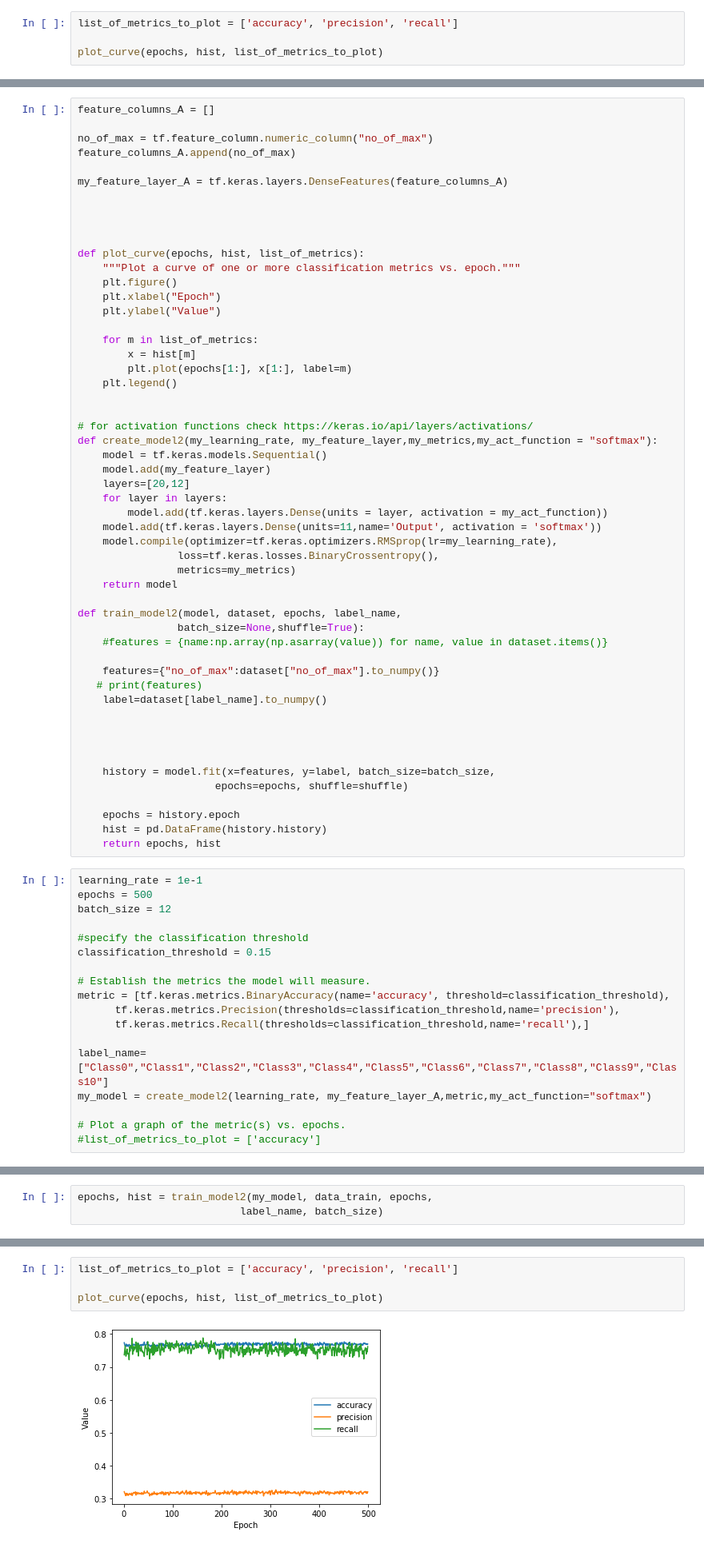
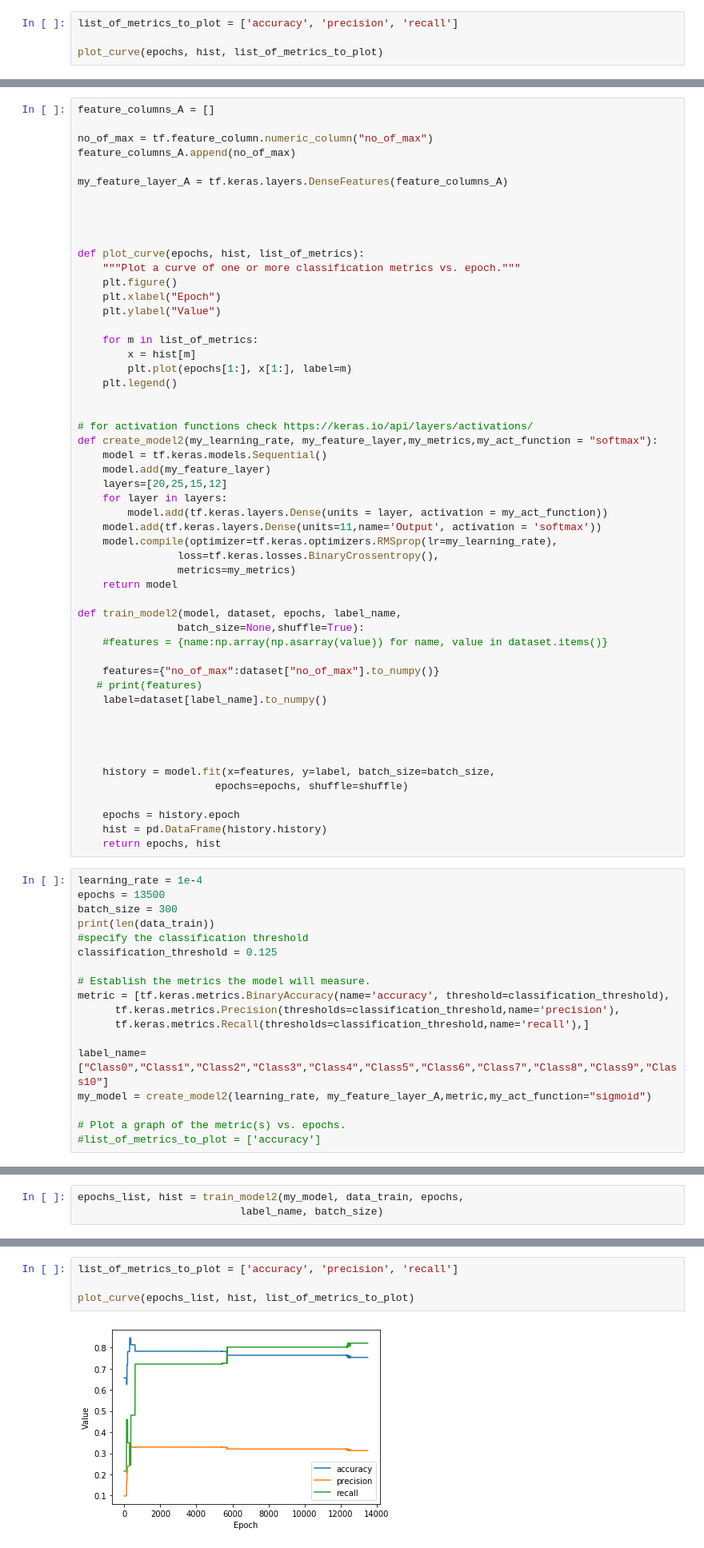
Before and after one commit to GwydionJon/EN_learn, a Jupyter notebook: machine_learning/ML_get_parameters_from_peakNumber_inga.ipynb, the cells around one changed output, grey strips where cells are left out. Shown at 80% size. Cells and saved outputs as stored; diff of their text form.

```diff
--- a/machine_learning/ML_get_parameters_from_peakNumber_inga.ipynb
+++ b/machine_learning/ML_get_parameters_from_peakNumber_inga.ipynb
@@ -454,7 +465,7 @@ def plot_curve(epochs, hist, list_of_metrics):
 def create_model2(my_learning_rate, my_feature_layer,my_metrics,my_act_function = "softmax"):
     model = tf.keras.models.Sequential()
     model.add(my_feature_layer)
-    layers=[20,12]
+    layers=[20,25,15,12]
     for layer in layers:
         model.add(tf.keras.layers.Dense(units = layer, activation = my_act_function))
     model.add(tf.keras.layers.Dense(units=11,name='Output', activation = 'softmax'))
@@ -481,12 +492,12 @@ def train_model2(model, dataset, epochs, label_name,
     hist = pd.DataFrame(history.history)
     return epochs, hist
 # %%
-learning_rate = 1e-1
-epochs = 500
-batch_size = 12
-
+learning_rate = 1e-4
+epochs = 13500
+batch_size = 300
+print(len(data_train))
 #specify the classification threshold
-classification_threshold = 0.15
+classification_threshold = 0.125
 
 # Establish the metrics the model will measure.
 metric = [tf.keras.metrics.BinaryAccuracy(name='accuracy', threshold=classification_threshold),
@@ -494,7 +505,7 @@ metric = [tf.keras.metrics.BinaryAccuracy(name='accuracy', threshold=classificat
       tf.keras.metrics.Recall(thresholds=classification_threshold,name='recall'),]
 
 label_name=["Class0","Class1","Class2","Class3","Class4","Class5","Class6","Class7","Class8","Class9","Class10"]
-my_model = create_model2(learning_rate, my_feature_layer_A,metric,my_act_function="softmax")
+my_model = create_model2(learning_rate, my_feature_layer_A,metric,my_act_function="sigmoid")
 
 # Plot a graph of the metric(s) vs. epochs.
 #list_of_metrics_to_plot = ['accuracy']
@@ -501,4 +514,4 @@ my_model = create_model2(learning_rate, my_feature_layer_A,metric,my_act_functio
 # %%
-epochs, hist = train_model2(my_model, data_train, epochs,
+epochs_list, hist = train_model2(my_model, data_train, epochs,
                           label_name, batch_size)
 # %% [output]
@@ -575,6 +588,6 @@ pd.concat([df_test,df_predict], axis=1).head(50)
 # %%
 list_of_metrics_to_plot = ['accuracy', 'precision', 'recall']
 
-plot_curve(epochs, hist, list_of_metrics_to_plot)
+plot_curve(epochs_list, hist, list_of_metrics_to_plot)
 # %% [output]
-[figure, old version]
+[figure, new version]
```
Also changed, not shown: parts of 5 cells of this notebook, 1 other file.
